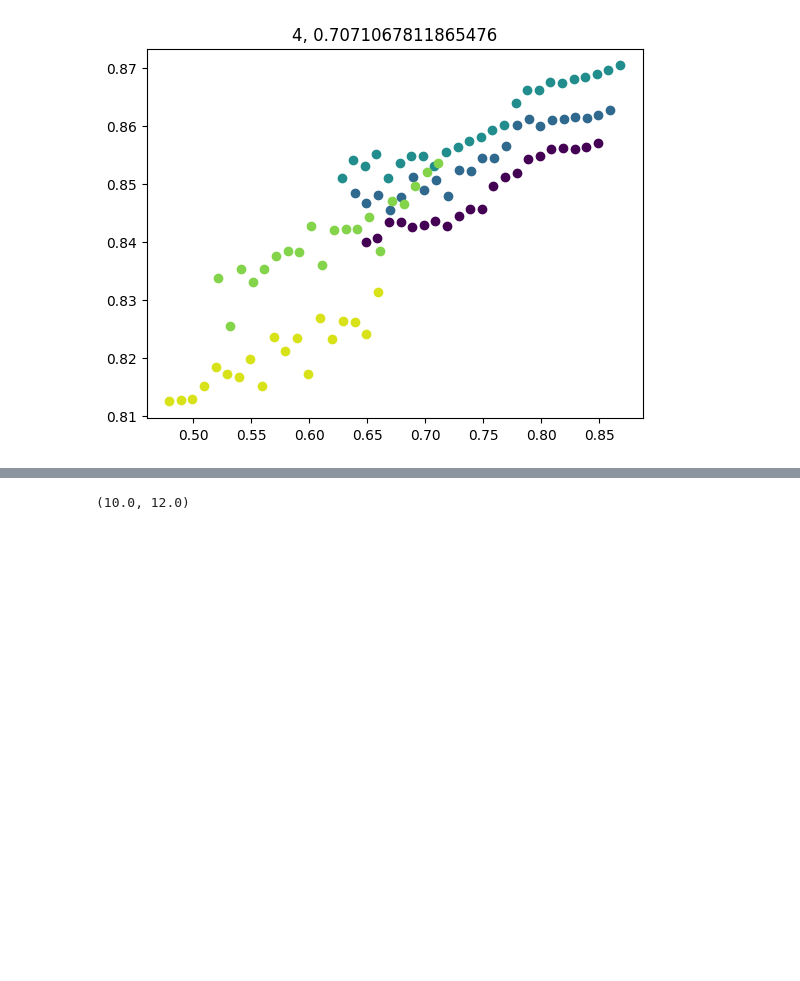
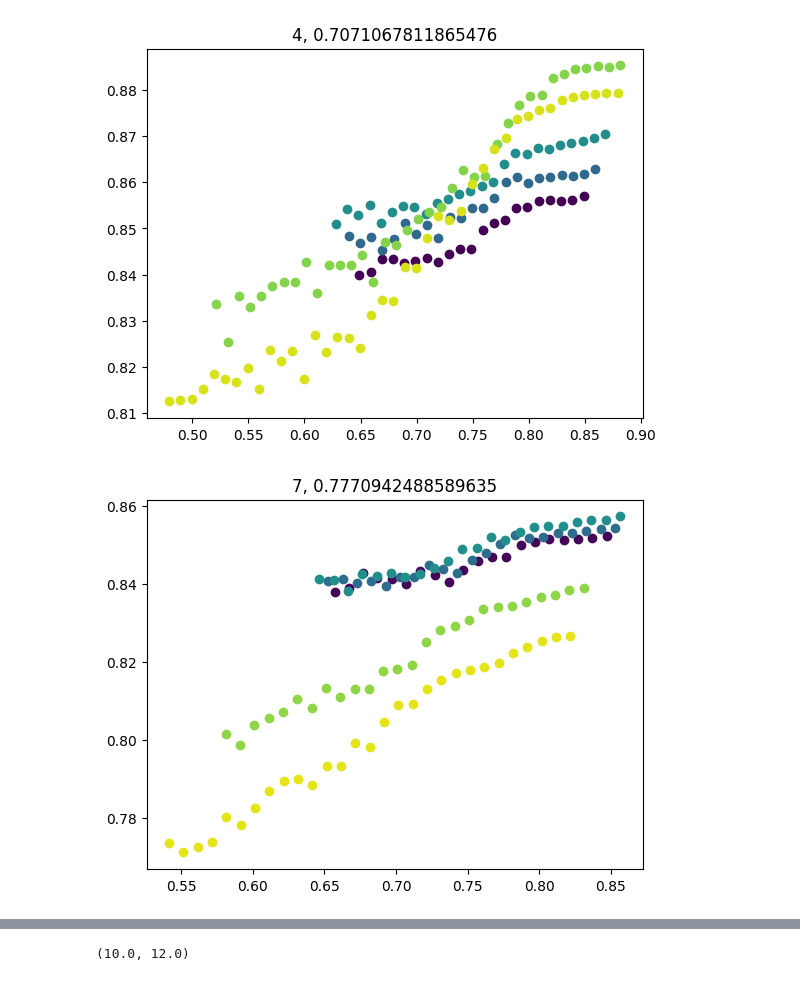
Before and after one commit to mmccraw98/notebooks-fall-25, a Jupyter notebook: 10/resumed-dynamics-runs/jamming.ipynb, the cells around one changed output, grey strips where cells are left out. Drawn from its saved outputs; the diff is of its cells as text; code cells hidden in the pictures; blank space fills up the shorter version.

```diff
--- a/10/resumed-dynamics-runs/jamming.ipynb
+++ b/10/resumed-dynamics-runs/jamming.ipynb
@@ -61,21 +61,21 @@ nv_mu_vals = np.unique(np.column_stack((nv, mu)), axis=0)
 # %%
 mu_norm = LogNorm(vmin=min(mu), vmax=max(mu))
 cmap = plt.cm.viridis
 
 d_plot = None
 
 for _nv in np.unique(nv):
     for _mu in np.unique(mu[nv == _nv]):
         for d in data:
             for i, (_nv_i, _mu_i) in enumerate(zip(d.n_vertices_per_particle[d.system_offset[:-1]], d.mu_eff[d.system_offset[:-1]])):
                 if _nv_i != _nv or _mu_i != _mu:
                     continue
                 if d.final.pe_total[i] / d.system_size[i] > 1e-14:
                     continue
                 d_plot = d
                 plt.scatter(d.init.packing_fraction[i], d.final.packing_fraction[i], c=cmap(mu_norm(_mu_i)))
     plt.title(f'{_nv}, {_mu}')
-    break
     plt.show()
 # %% [output]
-[figure, old version]
+[figure, new version]
+[figure, added]
```
Also changed, not shown: parts of 1 cell of this notebook, 13 other files.
